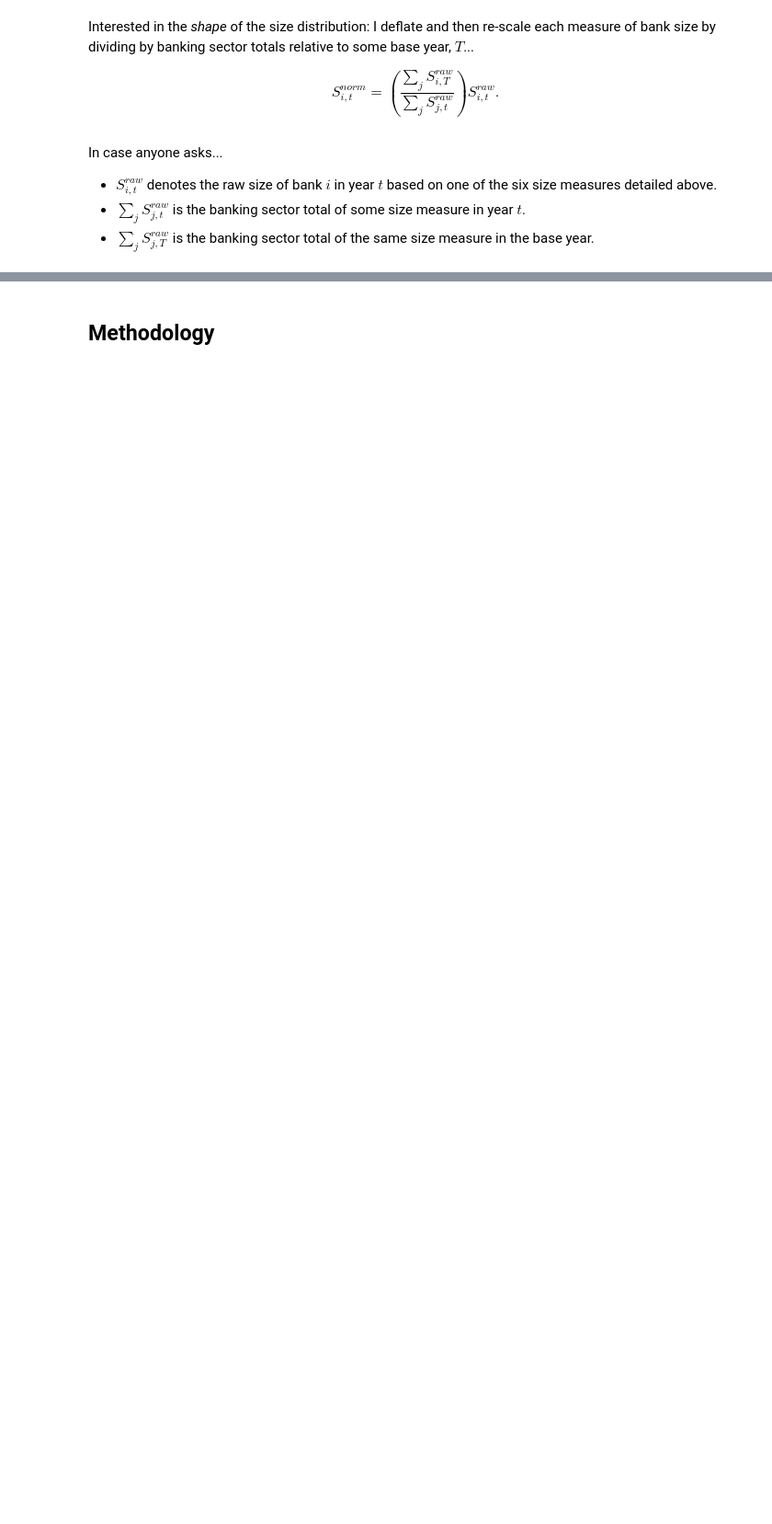
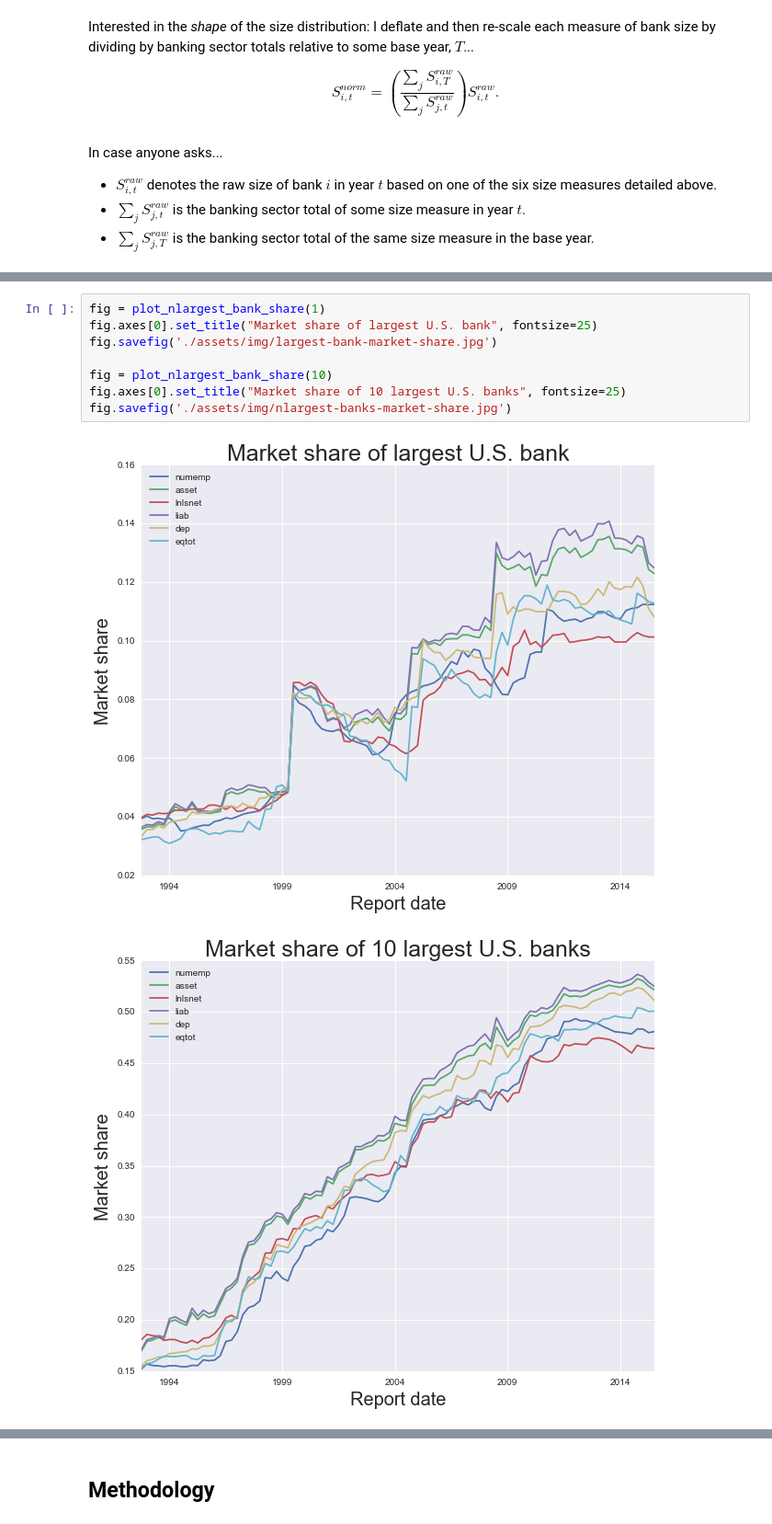
Before and after one commit to davidrpugh/talks, a Jupyter notebook: 2016/pydata-amsterdam/pydata-amsterdam.ipynb, the cells around one changed output, grey strips where cells are left out. Shown at 92% size. Cells and saved outputs as stored; diff of their text form; blank space fills up the shorter version.

```diff
--- a/2016/pydata-amsterdam/pydata-amsterdam.ipynb
+++ b/2016/pydata-amsterdam/pydata-amsterdam.ipynb
@@ -58,0 +131,11 @@ INSERT PLOT SHOWING TRENDS IN NUMBER OF BANKS!
+# %%
+fig = plot_nlargest_bank_share(1)
+fig.axes[0].set_title("Market share of largest U.S. bank", fontsize=25)
+fig.savefig('./assets/img/largest-bank-market-share.jpg')
+
+fig = plot_nlargest_bank_share(10)
+fig.axes[0].set_title("Market share of 10 largest U.S. banks", fontsize=25)
+fig.savefig('./assets/img/nlargest-banks-market-share.jpg')
+# %% [output]
+[figure, added]
+[figure, added]
```
Also changed, not shown: parts of 81 cells of this notebook, 1 other file.
